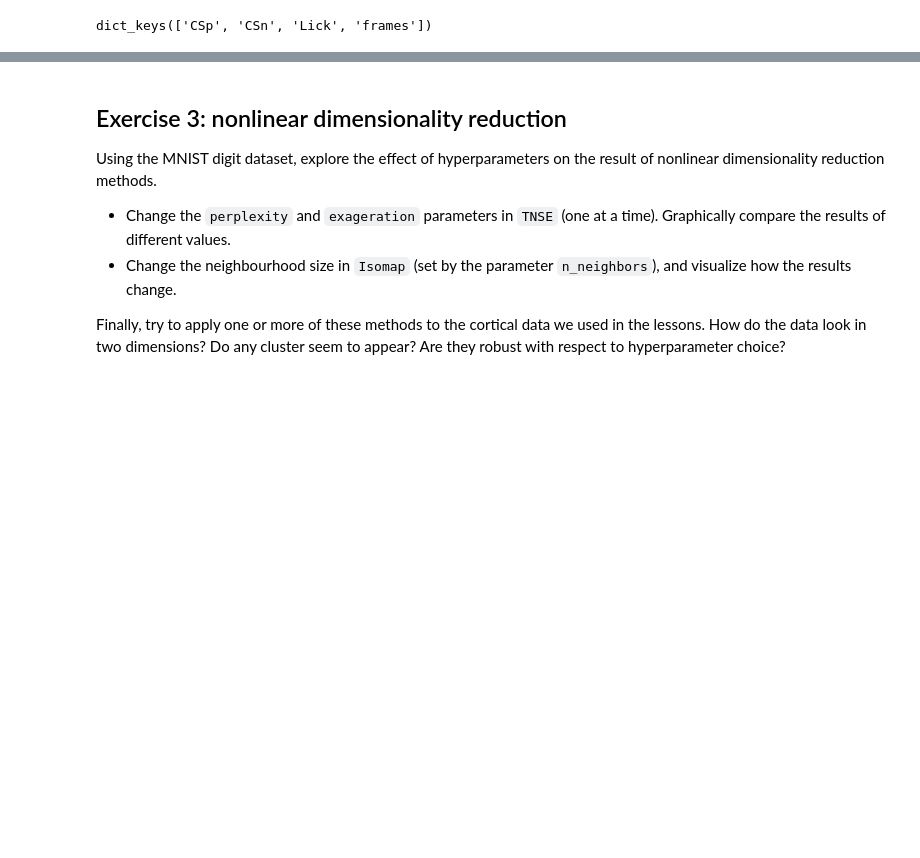
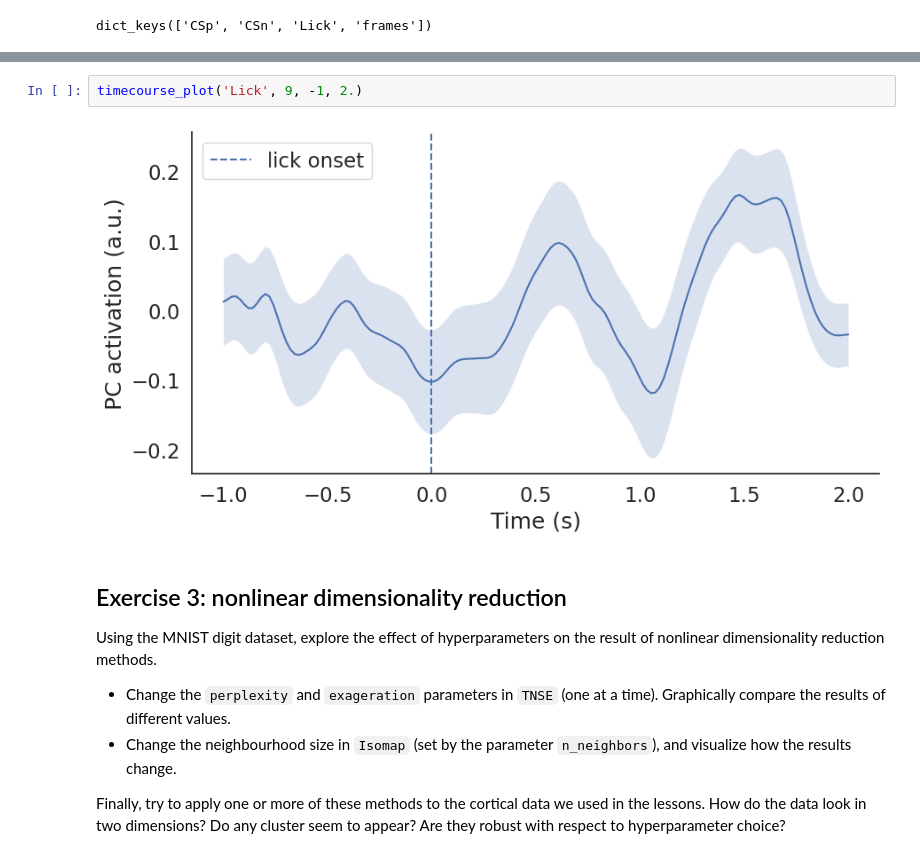
Before and after one commit to irenetiem/population-methods-IT, a Jupyter notebook: 03-dimensionality-reduction/exercises.ipynb, the cells around one changed output, grey strips where cells are left out. Drawn from its saved outputs; the diff is of its cells as text; blank space fills up the shorter version.

```diff
--- a/03-dimensionality-reduction/exercises.ipynb
+++ b/03-dimensionality-reduction/exercises.ipynb
@@ -165,3 +208,7 @@ def timecourse_plot(behav_event, PC, onset, offset):
+# %%
+timecourse_plot('Lick', 9, -1, 2.)
+# %% [output]
+[figure, added]
 # %% [markdown]
 ## Exercise 3: nonlinear dimensionality reduction
 
```
Also changed, not shown: parts of 2 cells of this notebook.
